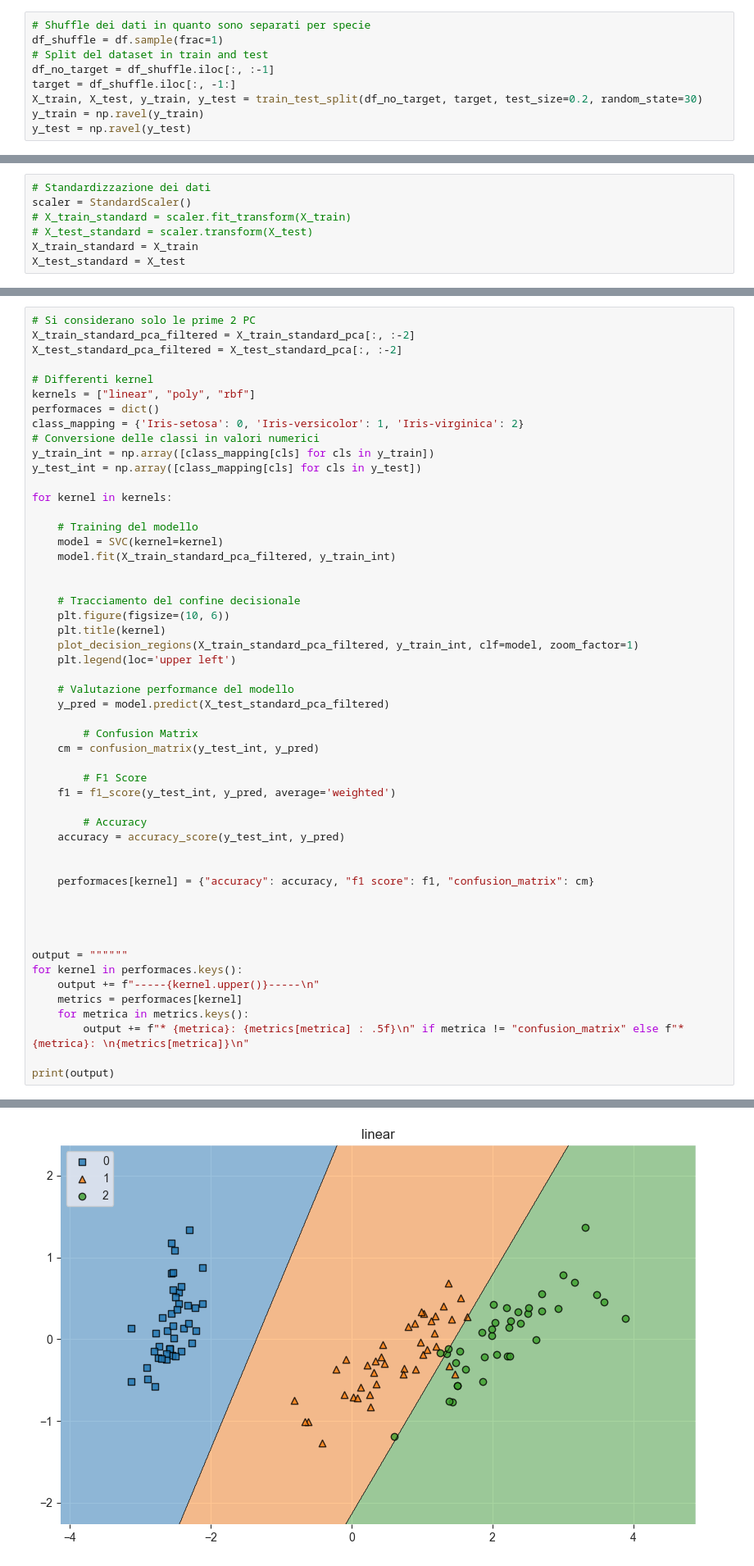
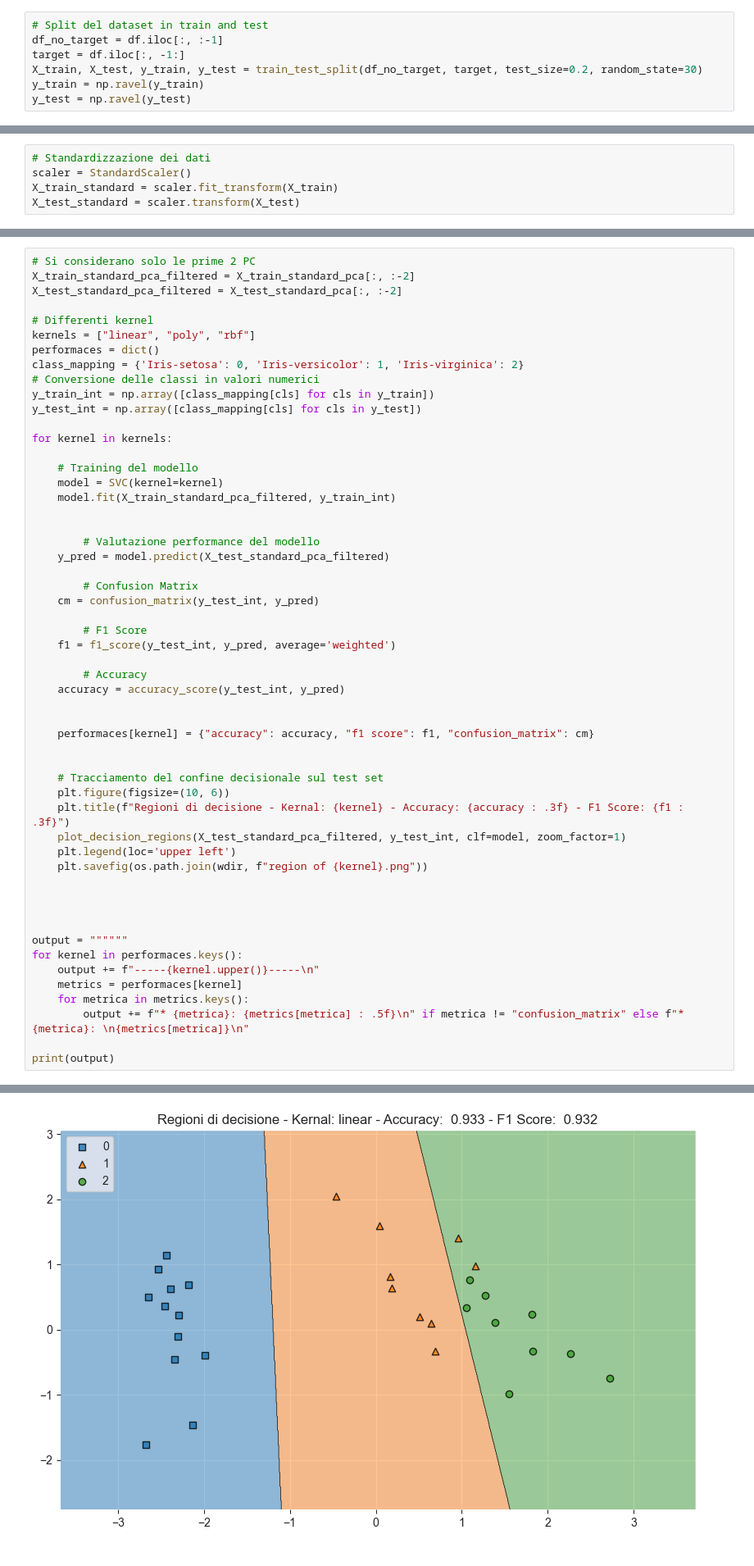
Before and after one commit to AleRaylee/DataFoundamentalsProject, a Jupyter notebook: fundamentals/Project_M.ipynb, the cells around one changed output, grey strips where cells are left out. Shown at 82% size. Cells and saved outputs as stored; diff of their text form.

```diff
--- a/fundamentals/Project_M.ipynb
+++ b/fundamentals/Project_M.ipynb
@@ -208,11 +164,9 @@ from sklearn.metrics import confusion_matrix, f1_score, roc_curve, roc_auc_score
 # %% [markdown]
 #### Pre-processing dei dati
 # %%
-# Shuffle dei dati in quanto sono separati per specie
-df_shuffle = df.sample(frac=1)
 # Split del dataset in train and test
-df_no_target = df_shuffle.iloc[:, :-1]
-target = df_shuffle.iloc[:, -1:]
+df_no_target = df.iloc[:, :-1]
+target = df.iloc[:, -1:]
 X_train, X_test, y_train, y_test = train_test_split(df_no_target, target, test_size=0.2, random_state=30)
 y_train = np.ravel(y_train)
 y_test = np.ravel(y_test)
@@ -221,10 +173,8 @@ y_test = np.ravel(y_test)
 # %%
 # Standardizzazione dei dati
 scaler = StandardScaler()
-# X_train_standard = scaler.fit_transform(X_train)
-# X_test_standard = scaler.transform(X_test)
-X_train_standard = X_train
-X_test_standard = X_test
+X_train_standard = scaler.fit_transform(X_train)
+X_test_standard = scaler.transform(X_test)
 # %% [markdown]
 ### PCA
 ---
@@ -285,13 +262,7 @@ for kernel in kernels:
     model.fit(X_train_standard_pca_filtered, y_train_int)
 
 
-    # Tracciamento del confine decisionale
-    plt.figure(figsize=(10, 6))
-    plt.title(kernel)
-    plot_decision_regions(X_train_standard_pca_filtered, y_train_int, clf=model, zoom_factor=1)
-    plt.legend(loc='upper left')
-
-    # Valutazione performance del modello
+        # Valutazione performance del modello
     y_pred = model.predict(X_test_standard_pca_filtered)
 
         # Confusion Matrix
@@ -307,6 +278,14 @@ for kernel in kernels:
     performaces[kernel] = {"accuracy": accuracy, "f1 score": f1, "confusion_matrix": cm}
 
 
+    # Tracciamento del confine decisionale sul test set
+    plt.figure(figsize=(10, 6))
+    plt.title(f"Regioni di decisione - Kernal: {kernel} - Accuracy: {accuracy : .3f} - F1 Score: {f1 : .3f}")
+    plot_decision_regions(X_test_standard_pca_filtered, y_test_int, clf=model, zoom_factor=1)
+    plt.legend(loc='upper left')
+    plt.savefig(os.path.join(wdir, f"region of {kernel}.png"))
+
+
 
 
 output = """"""
@@ -338 +317 @@ print(output)
-[figure, old version]
+[figure, new version]
```
Also changed, not shown: parts of 20 cells of this notebook, 11 other files.
